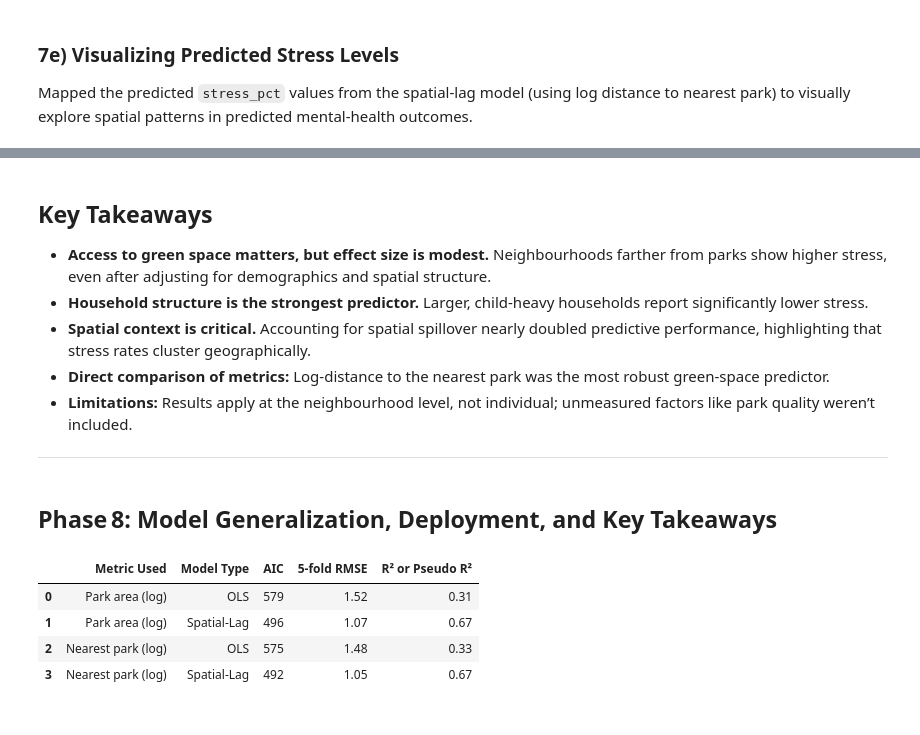
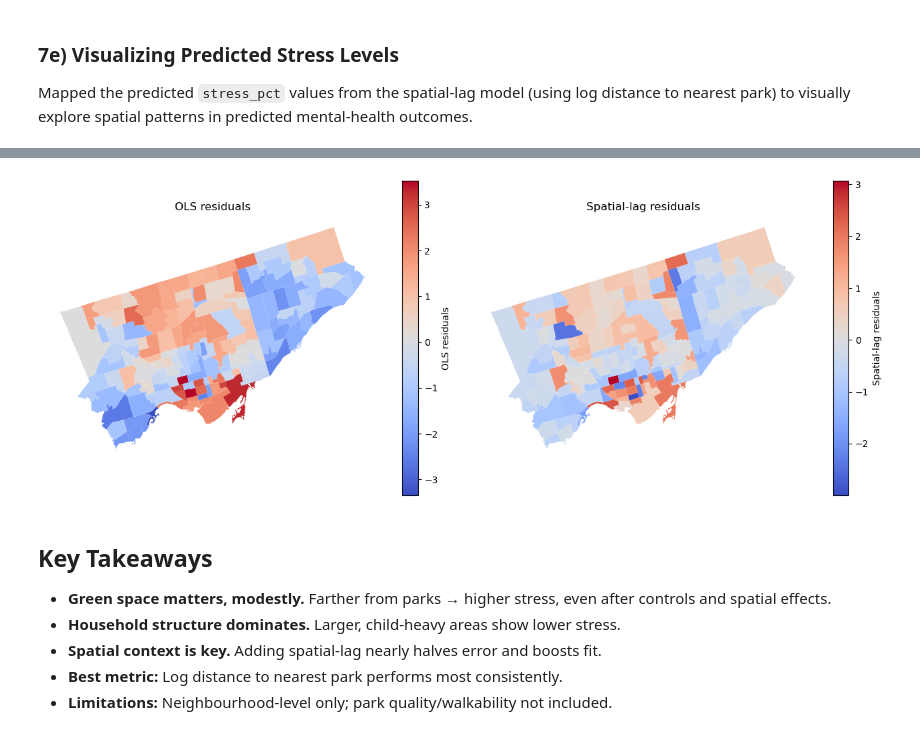
Before and after one commit to rxnu/Final-Project, a Jupyter notebook: notebooks/Final_Project.ipynb, the cells around one changed output, grey strips where cells are left out. Drawn from its saved outputs; the diff is of its cells as text; code cells hidden in the pictures.

```diff
--- a/notebooks/Final_Project.ipynb
+++ b/notebooks/Final_Project.ipynb
@@ -1236,29 +1192,29 @@ plt.show()
+# %%
+# OLS residuals (from Phase 4)
+fig, axes = plt.subplots(1, 2, figsize=(13,5))
+
+neigh_ols = neigh_gdf.merge(features_df[['Neighbourhood','resid_phase4']], on='Neighbourhood')
+neigh_ols.to_crs("EPSG:4326").plot(
+    column='resid_phase4', cmap='coolwarm', legend=True,
+    legend_kwds={'label':'OLS residuals'}, ax=axes[0]
+)
+axes[0].set_title('OLS residuals'); axes[0].axis('off')
+
+# Spatial-lag residuals
+nb_dist['resid_lag'] = nb_dist['stress_pct'] - nb_dist['stress_pred_dist']
+nb_dist.to_crs("EPSG:4326").plot(
+    column='resid_lag', cmap='coolwarm', legend=True,
+    legend_kwds={'label':'Spatial-lag residuals'}, ax=axes[1]
+)
+axes[1].set_title('Spatial-lag residuals'); axes[1].axis('off')
+plt.tight_layout(); plt.show()
+# %% [output]
+[figure, added]
 # %% [markdown]
 ## Key Takeaways
 
-- **Access to green space matters, but effect size is modest.** Neighbourhoods farther from parks show higher stress, even after adjusting for demographics and spatial structure.
-- **Household structure is the strongest predictor.** Larger, child-heavy households report significantly lower stress.
-- **Spatial context is critical.** Accounting for spatial spillover nearly doubled predictive performance, highlighting that stress rates cluster geographically.
-- **Direct comparison of metrics:** Log-distance to the nearest park was the most robust green-space predictor.
-- **Limitations:** Results apply at the neighbourhood level, not individual; unmeasured factors like park quality weren’t included.
-
----
+- **Green space matters, modestly.** Farther from parks → higher stress, even after controls and spatial effects.
+- **Household structure dominates.** Larger, child-heavy areas show lower stress.
+- **Spatial context is key.** Adding spatial-lag nearly halves error and boosts fit.
+- **Best metric:** Log distance to nearest park performs most consistently.
+- **Limitations:** Neighbourhood-level only; park quality/walkability not included.
-# %% [markdown]
-## Phase 8: Model Generalization, Deployment, and Key Takeaways
-# %%
-import pandas as pd
-
-summary_df = pd.DataFrame({
-    'Metric Used': ['Park area (log)', 'Park area (log)', 'Nearest park (log)', 'Nearest park (log)'],
-    'Model Type': ['OLS', 'Spatial-Lag', 'OLS', 'Spatial-Lag'],
-    'AIC': [579, 496, 575, 492],
-    '5-fold RMSE': [1.52, 1.07, 1.48, 1.05],
-    'R² or Pseudo R²': [0.31, 0.67, 0.33, 0.67]
-})
-display(summary_df)
-# %% [output]
-|  | Metric Used | Model Type | AIC | 5-fold RMSE | R² or Pseudo R² |
-| 0 | Park area (log) | OLS | 579 | 1.52 | 0.31 |
-| 1 | Park area (log) | Spatial-Lag | 496 | 1.07 | 0.67 |
-| 2 | Nearest park (log) | OLS | 575 | 1.48 | 0.33 |
-| 3 | Nearest park (log) | Spatial-Lag | 492 | 1.05 | 0.67 |
```
Also changed, not shown: parts of 64 cells of this notebook, 3 other files.
